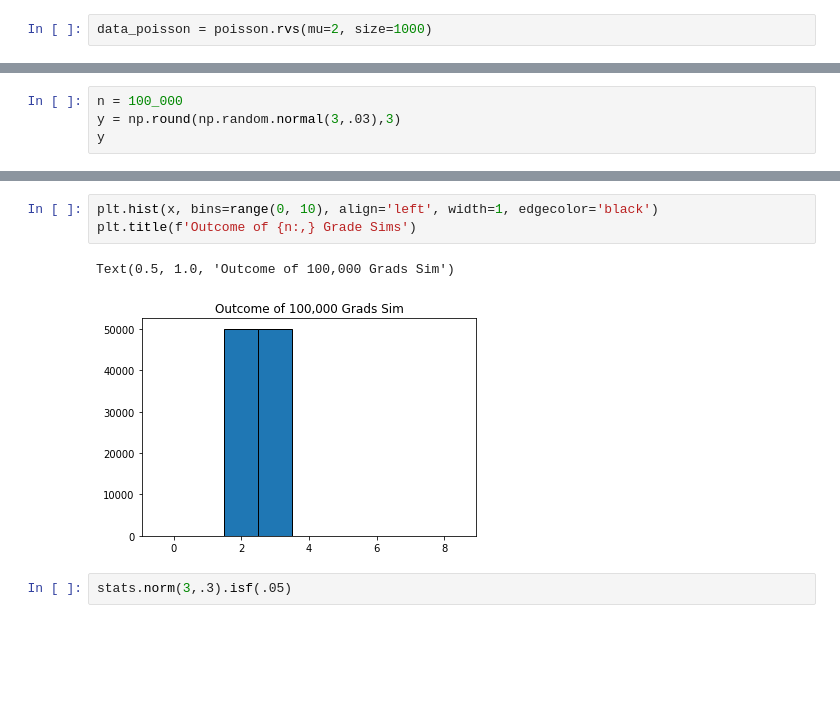
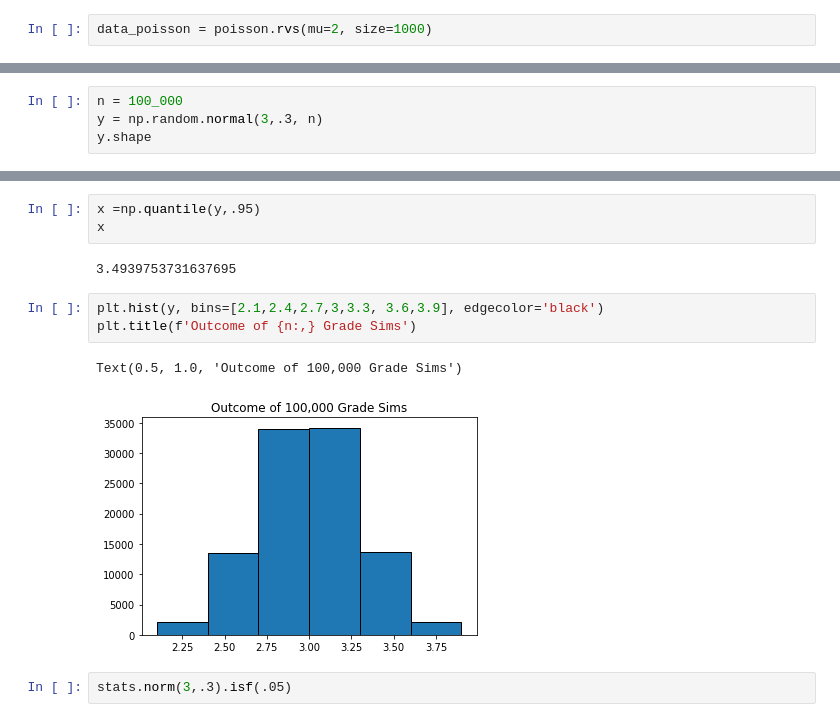
Before and after one commit to soslin/statistics-exercises, a Jupyter notebook: probability_distributions.ipynb, the cells around one changed output, grey strips where cells are left out. Saved outputs shown, nothing was run; the diff lists cells and outputs as text; blank space fills up the shorter version.

```diff
--- a/probability_distributions.ipynb
+++ b/probability_distributions.ipynb
@@ -43,5 +71,5 @@ stats.poisson(2).sf(1)
 # %%
 n = 100_000
-y = np.round(np.random.normal(3,.03),3)
-y
+y = np.random.normal(3,.3, n)
+y.shape
 # %% [output]
@@ -56,9 +77,14 @@ ValueError: DataFrame constructor not properly called!
+# %%
+x =np.quantile(y,.95)
+x
+# %% [output]
+3.4939753731637695
 # %%
-plt.hist(x, bins=range(0, 10), align='left', width=1, edgecolor='black')
+plt.hist(y, bins=[2.1,2.4,2.7,3,3.3, 3.6,3.9], edgecolor='black')
 plt.title(f'Outcome of {n:,} Grade Sims')
 # %% [output]
-Text(0.5, 1.0, 'Outcome of 100,000 Grads Sim')
+Text(0.5, 1.0, 'Outcome of 100,000 Grade Sims')
-[figure, old version]
+[figure, new version]
 # %%
 stats.norm(3,.3).isf(.05)
 # %% [output]
```
Also changed, not shown: parts of 41 cells of this notebook.
